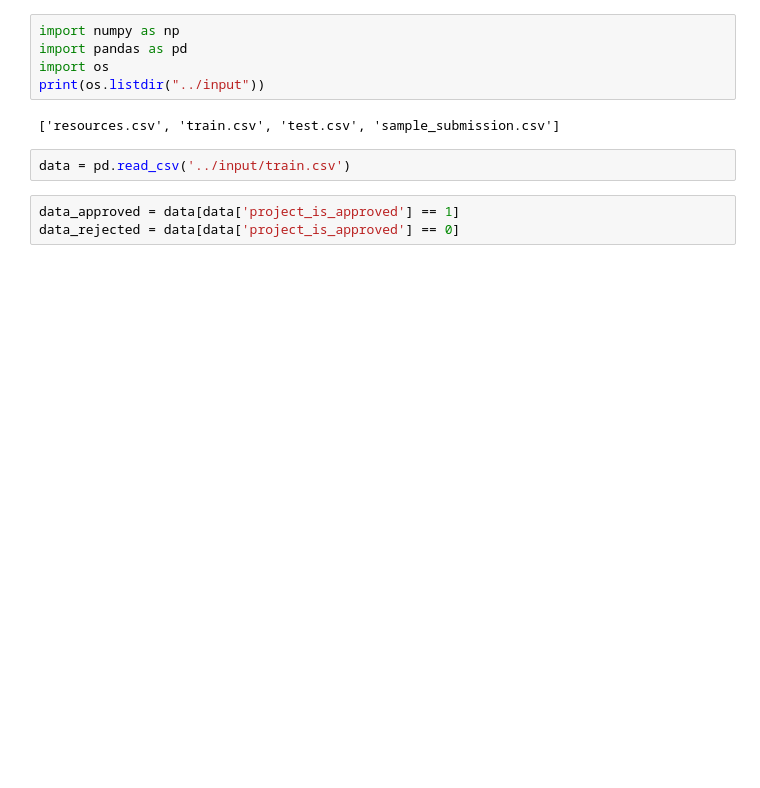
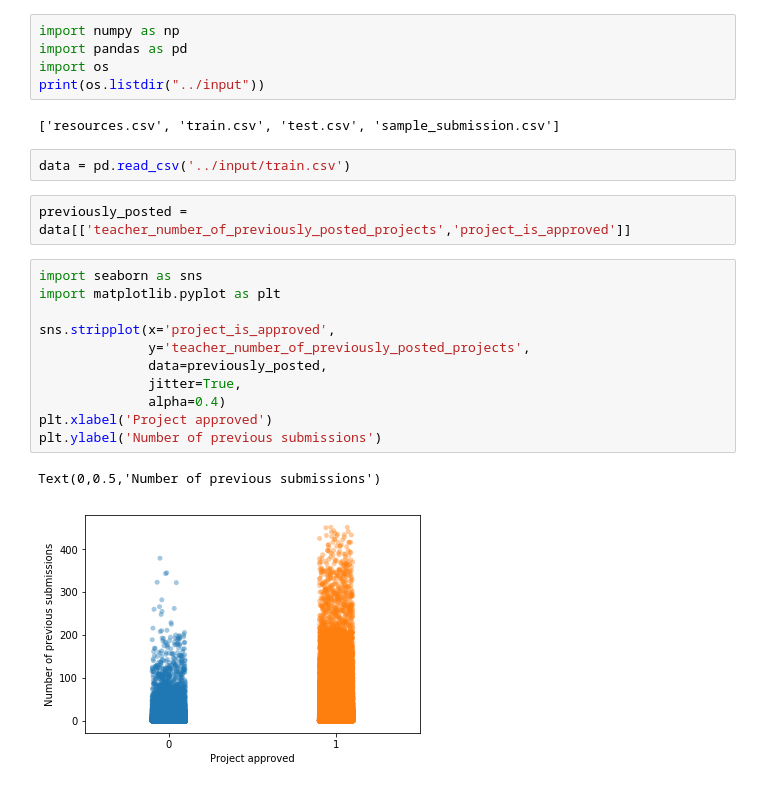
Before and after one commit to pbnjeff89/Kaggle_DonorsChoose, a Jupyter notebook: prev_exp.ipynb, the cells around one changed output. Saved outputs shown, nothing was run; the diff lists cells and outputs as text; blank space fills up the shorter version.

```diff
--- a/prev_exp.ipynb
+++ b/prev_exp.ipynb
@@ -7,6 +7,19 @@ print(os.listdir("../input"))
 ['resources.csv', 'train.csv', 'test.csv', 'sample_submission.csv']
 # %%
 data = pd.read_csv('../input/train.csv')
-# %%
-data_approved = data[data['project_is_approved'] == 1]
-data_rejected = data[data['project_is_approved'] == 0]
+# %%
+previously_posted = data[['teacher_number_of_previously_posted_projects','project_is_approved']]
+# %%
+import seaborn as sns
+import matplotlib.pyplot as plt
+
+sns.stripplot(x='project_is_approved',
+              y='teacher_number_of_previously_posted_projects',
+              data=previously_posted,
+              jitter=True,
+              alpha=0.4)
+plt.xlabel('Project approved')
+plt.ylabel('Number of previous submissions')
+# %% [output]
+Text(0,0.5,'Number of previous submissions')
+[figure, added]
```
Also changed, not shown: parts of 21 cells of this notebook, 2 other files.
